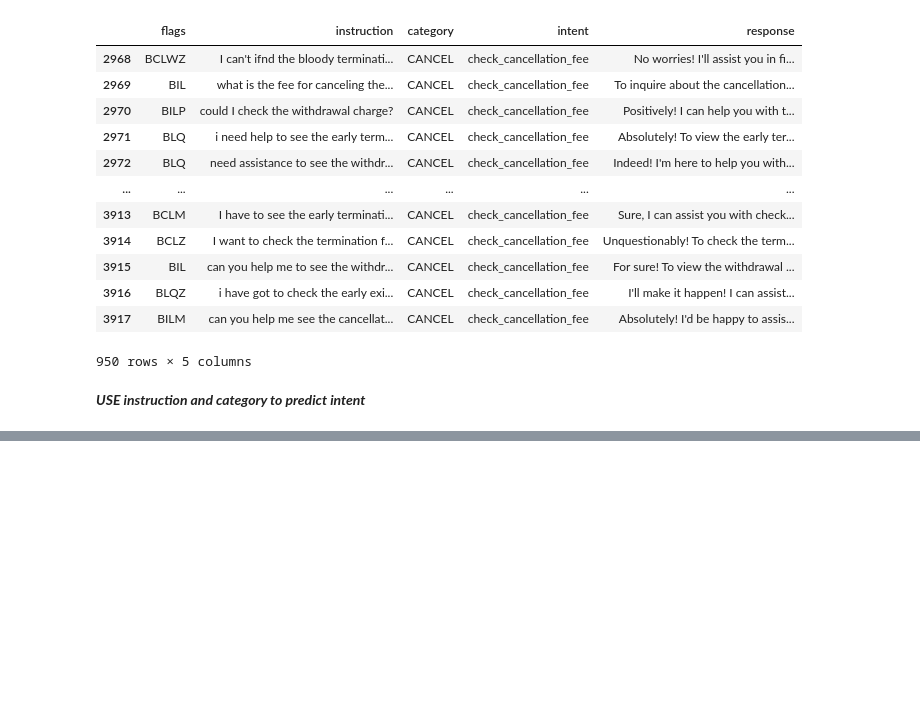
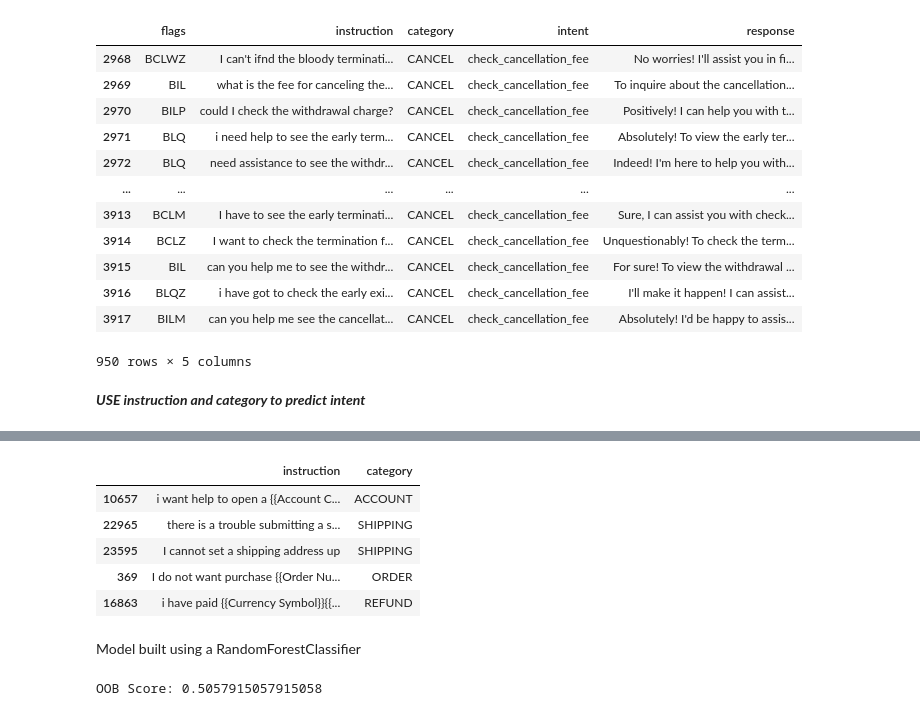
Before and after one commit to kirumbidan/inception, a Jupyter notebook: support_tickets_model.ipynb, the cells around one changed output, grey strips where cells are left out. Cells and saved outputs as stored; diff of their text form; code cells hidden in the pictures; blank space fills up the shorter version.

Commit message:
support tickets model code

```diff
--- a/support_tickets_model.ipynb
+++ b/support_tickets_model.ipynb
@@ -72,0 +74,4 @@ from sklearn.compose import ColumnTransformer
+# %%
+features = ['instruction', 'category']
+X = df[features]
+y = df['intent']
@@ -72,0 +99,30 @@ from sklearn.compose import ColumnTransformer
+# %%
+X_train, X_valid, y_train, y_valid = train_test_split(X, y,
+                                                      train_size=0.8,
+                                                      random_state=0)
+# %%
+X_train.head()
+# %% [output]
+|  | instruction | category |
+| 10657 | i want help to open a {{Account C... | ACCOUNT |
+| 22965 | there is a trouble submitting a s... | SHIPPING |
+| 23595 | I cannot set a shipping address up | SHIPPING |
+| 369 | I do not want purchase {{Order Nu... | ORDER |
+| 16863 | i have paid {{Currency Symbol}}{{... | REFUND |
+# %% [markdown]
+Model built using a RandomForestClassifier
+# %%
+preprocessor = ColumnTransformer(
+    transformers=[
+        ('cat', OneHotEncoder(handle_unknown='ignore'), features)],
+    remainder='passthrough'
+)
+
+pipe = Pipeline(steps=[
+    ('preprocessor', preprocessor),
+    ('model', RandomForestClassifier(n_estimators=100, oob_score=True, random_state=0))
+])
+pipe.fit(X_train, y_train)
+print("OOB Score: " + str(pipe.named_steps['model'].oob_score_))
+# %% [output]
+OOB Score: 0.5057915057915058
```
Also changed, not shown: parts of 14 cells of this notebook.
